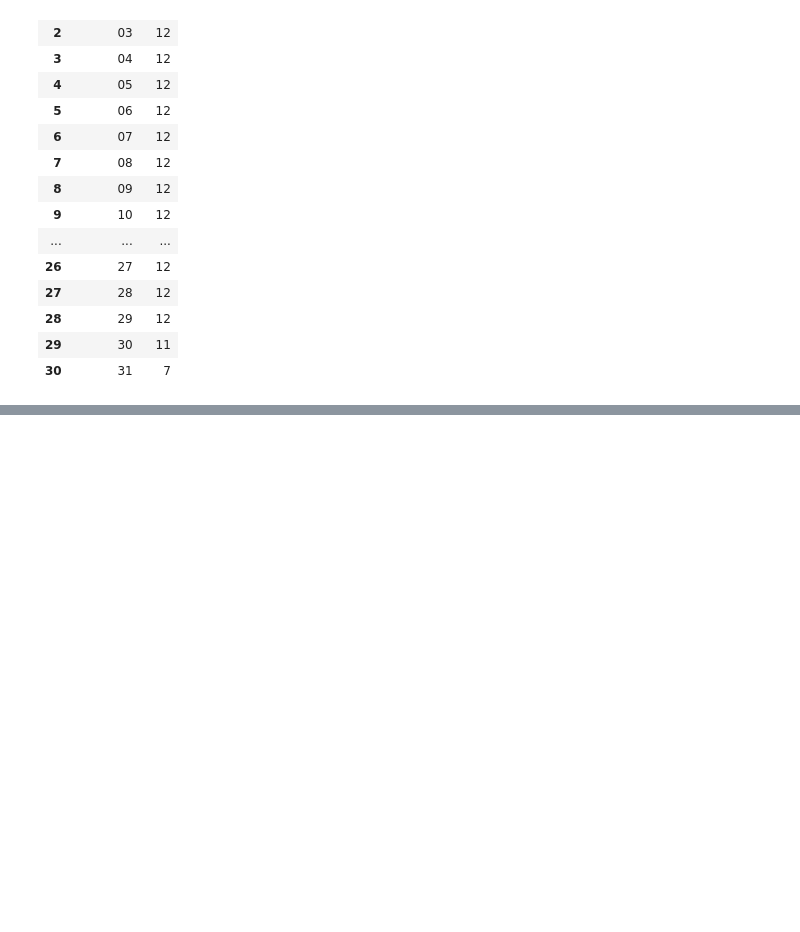
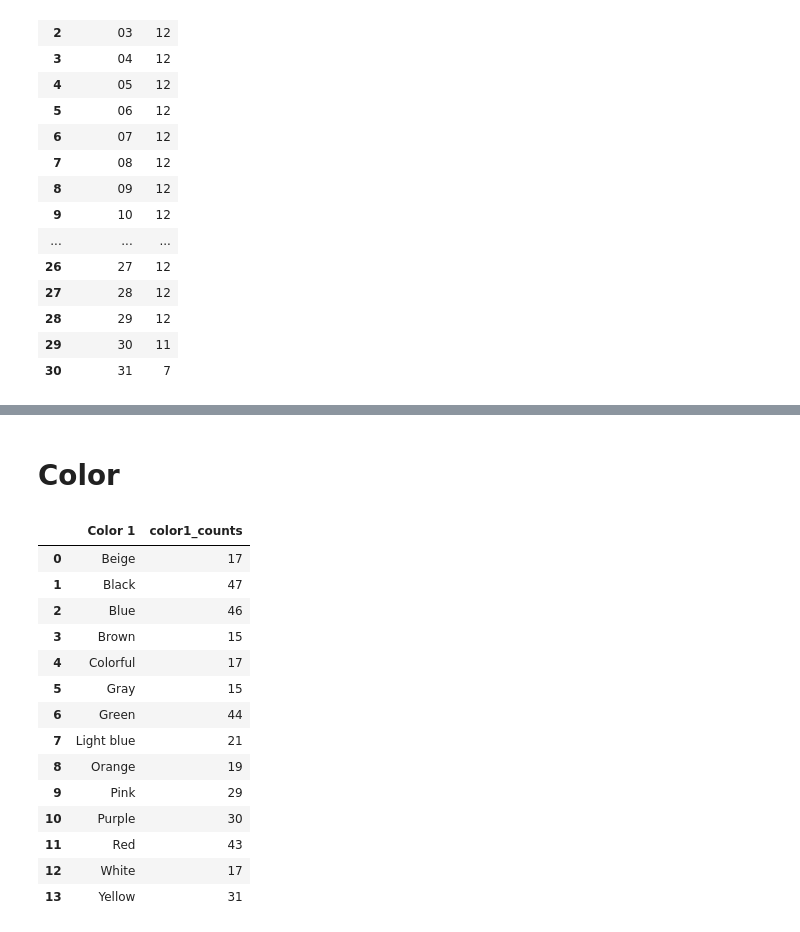
Before and after one commit to 200oki/200ok, a Jupyter notebook: da/visualization.ipynb, the cells around one changed output, grey strips where cells are left out. Saved outputs shown, nothing was run; the diff lists cells and outputs as text; code cells hidden in the pictures; blank space fills up the shorter version.

```diff
--- a/da/visualization.ipynb
+++ b/da/visualization.ipynb
@@ -122,0 +169,21 @@ birth.groupby(birth.birthday.str.split('-').str[1]).size().reset_index(name='day
+# %% [markdown]
+# Color
+# %%
+# Color 1
+villagers.groupby('Color 1').size().reset_index(name='color1_counts')
+# %% [output]
+|  | Color 1 | color1_counts |
+| 0 | Beige | 17 |
+| 1 | Black | 47 |
+| 2 | Blue | 46 |
+| 3 | Brown | 15 |
+| 4 | Colorful | 17 |
+| 5 | Gray | 15 |
+| 6 | Green | 44 |
+| 7 | Light blue | 21 |
+| 8 | Orange | 19 |
+| 9 | Pink | 29 |
+| 10 | Purple | 30 |
+| 11 | Red | 43 |
+| 12 | White | 17 |
+| 13 | Yellow | 31 |
```
Also changed, not shown: parts of 8 cells of this notebook.
